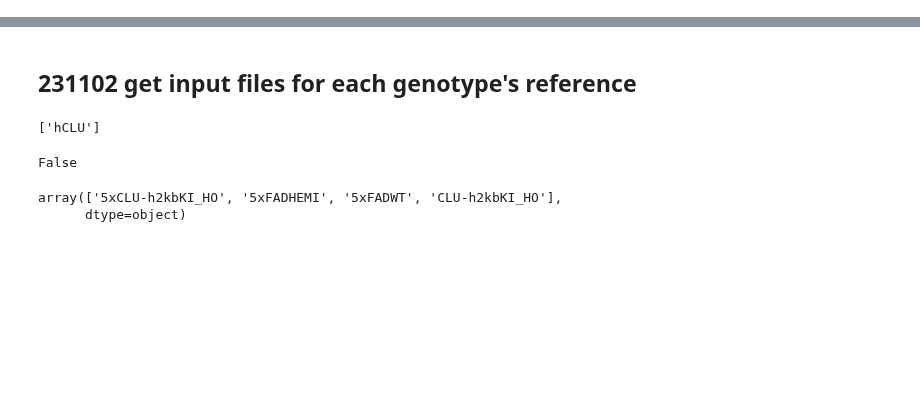
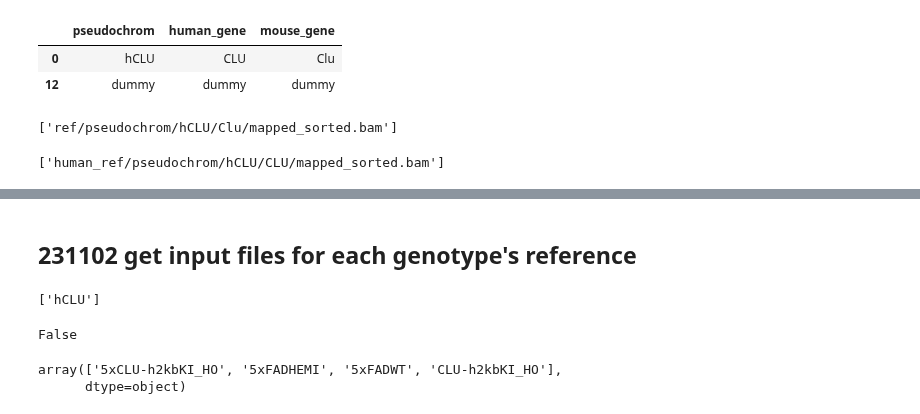
Before and after one commit to gfilimban/modelad_pipeline, a Jupyter notebook: proc_update/snakemake_dev.ipynb, the cells around one changed output, grey strips where cells are left out. Cells and saved outputs as stored; diff of their text form; code cells hidden in the pictures; blank space fills up the shorter version.

```diff
--- a/proc_update/snakemake_dev.ipynb
+++ b/proc_update/snakemake_dev.ipynb
@@ -19,0 +79,12 @@ with open(config_file) as f:
+# %%
+# config_tsv = '231020_config.tsv'
+# config_tsv = 'test_pseudochrom_parsing_config.tsv'
+config_tsv = '231102_config_ad003.tsv'
+p_meta_tsv = 'pseudochromosome_metadata.tsv'
+meta_tsv = 'mouse_metadata.tsv'
+auto_dedupe = True
+
+df, p_df = parse_config_file(config_tsv,
+                       meta_tsv,
+                       p_meta_tsv,
+                       auto_dedupe=auto_dedupe)
@@ -19,0 +315,22 @@ with open(config_file) as f:
+# %%
+p_df[['pseudochrom', 'human_gene', 'mouse_gene']].drop_duplicates()
+# %% [output]
+|  | pseudochrom | human_gene | mouse_gene |
+| 0 | hCLU | CLU | Clu |
+| 12 | dummy | dummy | dummy |
+# %%
+wc = {'pseudochrom': 'hCLU'}
+eep = get_cfg_entries(wc,
+                     p_df,
+                     config['ref']['gene']['sort_bam'])
+eep
+# %% [output]
+['ref/pseudochrom/hCLU/Clu/mapped_sorted.bam']
+# %%
+wc = {'pseudochrom': 'hCLU'}
+eep = get_cfg_entries(wc,
+                     p_df,
+                     config['human_ref']['gene']['sort_bam'])
+eep
+# %% [output]
+['human_ref/pseudochrom/hCLU/CLU/mapped_sorted.bam']
```
Also changed, not shown: parts of 21 cells of this notebook, 7 other files.
